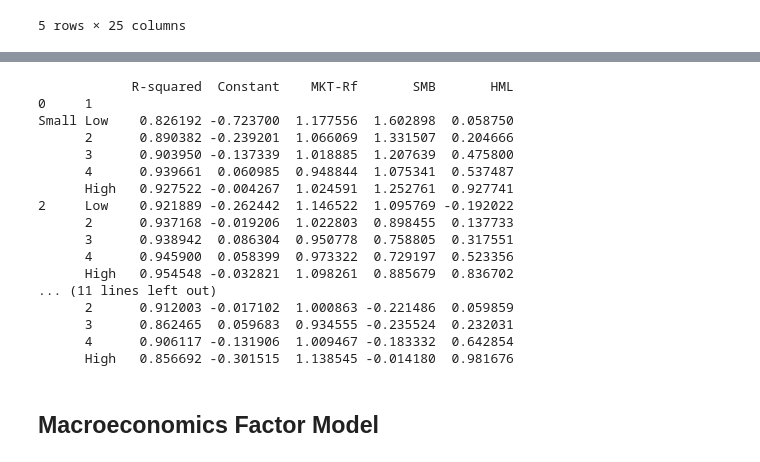
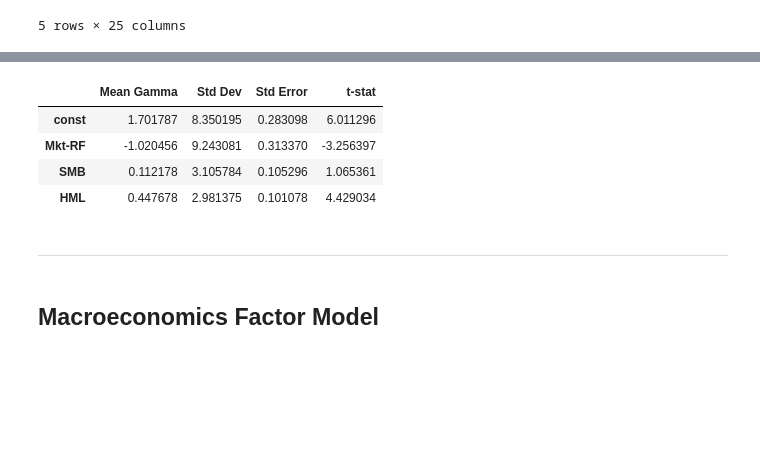
Before and after one commit to Hemasrikar/Financial-Statistics-and-Econometrics, a Jupyter notebook: asset_pricing_tests.ipynb, the cells around one changed output, grey strips where cells are left out. Drawn from its saved outputs; the diff is of its cells as text; code cells hidden in the pictures; blank space fills up the shorter version.

Commit message:
Done: Need to verify macreconomics model

```diff
--- a/asset_pricing_tests.ipynb
+++ b/asset_pricing_tests.ipynb
@@ -42,14 +54,14 @@ df.head()
 # %%
-factors = pd.read_excel("data/Data_FE.xlsx", sheet_name="Fama-French factors")
+FF_factors = pd.read_excel("data/Data_FE.xlsx", sheet_name="Fama-French factors")
 
 # Convert Date column to Year-Month
-date_col = factors.columns[0]
+date_col = FF_factors.columns[0]
 
-factors[date_col] = pd.to_datetime(factors[date_col].astype(int), format="%Y%m")
-factors = factors.set_index(factors.columns[0])
-factors = factors.apply(pd.to_numeric)
+FF_factors[date_col] = pd.to_datetime(FF_factors[date_col].astype(int), format="%Y%m")
+FF_factors = FF_factors.set_index(FF_factors.columns[0])
+FF_factors = FF_factors.apply(pd.to_numeric)
 
-factors.head()
+FF_factors.head()
 # %% [output]
 |  | Mkt-RF | SMB | HML | RF |
 | Date |  |  |  |  |
@@ -61,10 +96,10 @@ factors.head()
 # %%
-target_df = df.copy()
+excess_returns = df.copy()
 
-factors = factors.reindex(target_df.index)
+FF_factors = FF_factors.reindex(excess_returns.index)
 
-target_df = target_df.sub(factors["RF"], axis=0)
-target_df.head()
+excess_returns = excess_returns.sub(FF_factors["RF"], axis=0)
+excess_returns.head()
 # %% [output]
 |  | Small |  |  |  |  | 2 |  |  |  |  | ... |
 | 1 | Low | 2 | 3 | 4 | High | Low | 2 | 3 | 4 | High | ... |
@@ -110,45 +173,16 @@ Notes:
-# %%
-X = factors[["Mkt-RF", "SMB", "HML"]]
-X = sm.add_constant(X)
-
-r_squa = []
-const = []
-Mkt_Rf = []
-SMB = []
-HML = []
-
-for j in range(len(target_df.columns)):
-    y = target_df.iloc[:, j]
-    model = sm.OLS(y, X).fit()
-    r_squa.append(model.rsquared)
-    parameters = model.params
-    const.append(parameters.iloc[0])
-    Mkt_Rf.append(parameters.iloc[1])
-    SMB.append(parameters.iloc[2])
-    HML.append(parameters.iloc[3])
-
-
-dat = {"R-squared": r_squa, "Constant": const, "MKT-Rf" : Mkt_Rf, "SMB" : SMB, "HML" : HML}
-
-summary_df = pd.DataFrame(dat, index=target_df.columns)
-print(summary_df)
-# %% [output]
-            R-squared  Constant    MKT-Rf       SMB       HML
-0     1
-Small Low    0.826192 -0.723700  1.177556  1.602898  0.058750
-      2      0.890382 -0.239201  1.066069  1.331507  0.204666
-      3      0.903950 -0.137339  1.018885  1.207639  0.475800
-      4      0.939661  0.060985  0.948844  1.075341  0.537487
-      High   0.927522 -0.004267  1.024591  1.252761  0.927741
-2     Low    0.921889 -0.262442  1.146522  1.095769 -0.192022
-      2      0.937168 -0.019206  1.022803  0.898455  0.137733
-      3      0.938942  0.086304  0.950778  0.758805  0.317551
-      4      0.945900  0.058399  0.973322  0.729197  0.523356
-      High   0.954548 -0.032821  1.098261  0.885679  0.836702
-... (11 lines left out)
-      2      0.912003 -0.017102  1.000863 -0.221486  0.059859
-      3      0.862465  0.059683  0.934555 -0.235524  0.232031
-      4      0.906117 -0.131906  1.009467 -0.183332  0.642854
-      High   0.856692 -0.301515  1.138545 -0.014180  0.981676
+# %%
+X = FF_factors[["Mkt-RF", "SMB", "HML"]]
+Y = excess_returns.copy()
+
+FF_model_results, FF_betas, FF_gammas, FF_r_squa = Fama_Macbeth(X, Y)
+FF_model_results.head()
+# %% [output]
+|  | Mean Gamma | Std Dev | Std Error | t-stat |
+| const | 1.701787 | 8.350195 | 0.283098 | 6.011296 |
+| Mkt-RF | -1.020456 | 9.243081 | 0.313370 | -3.256397 |
+| SMB | 0.112178 | 3.105784 | 0.105296 | 1.065361 |
+| HML | 0.447678 | 2.981375 | 0.101078 | 4.429034 |
+# %% [markdown]
+---
 # %% [markdown]
 ## Macroeconomics Factor Model
```
Also changed, not shown: parts of 36 cells of this notebook.
